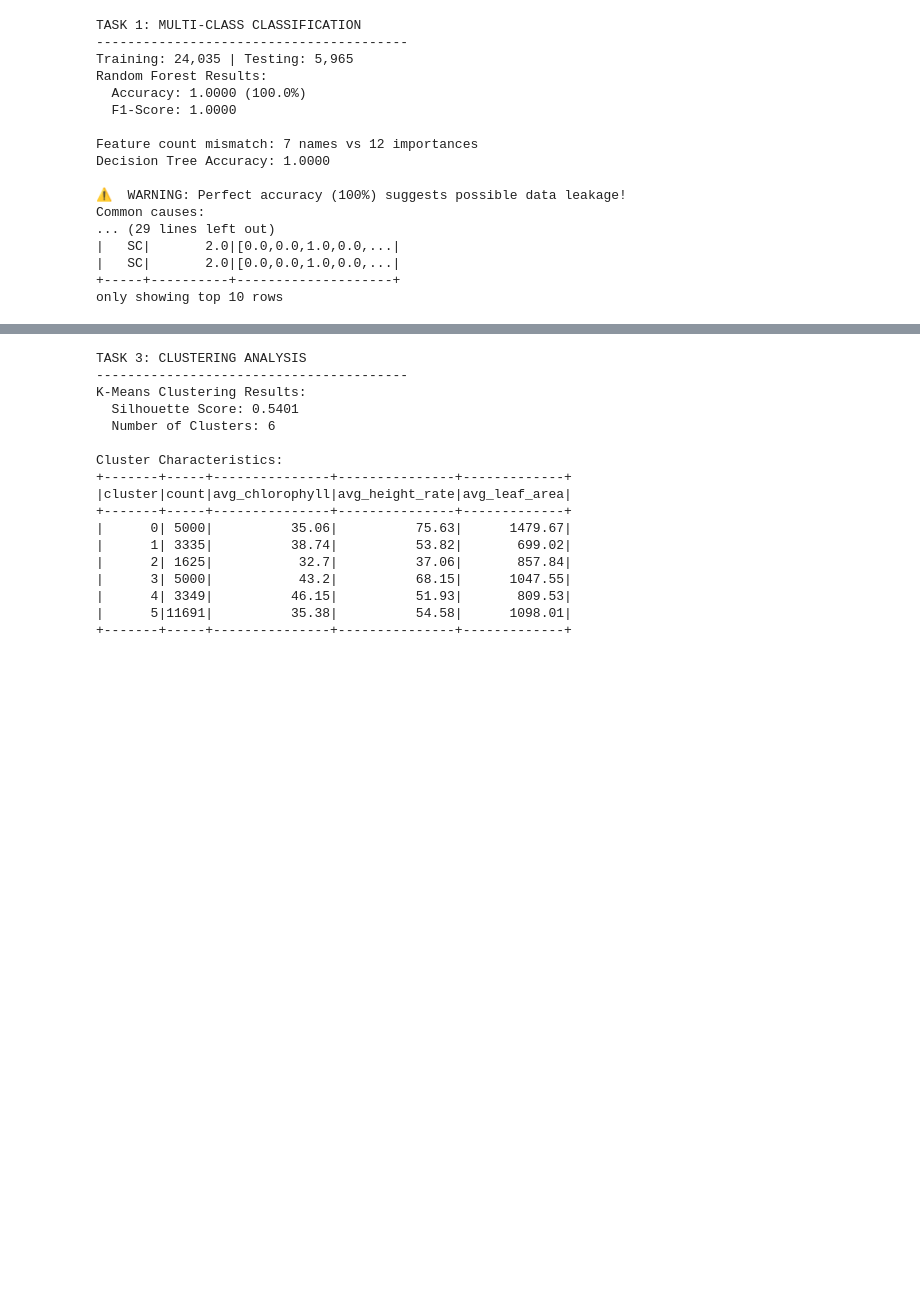
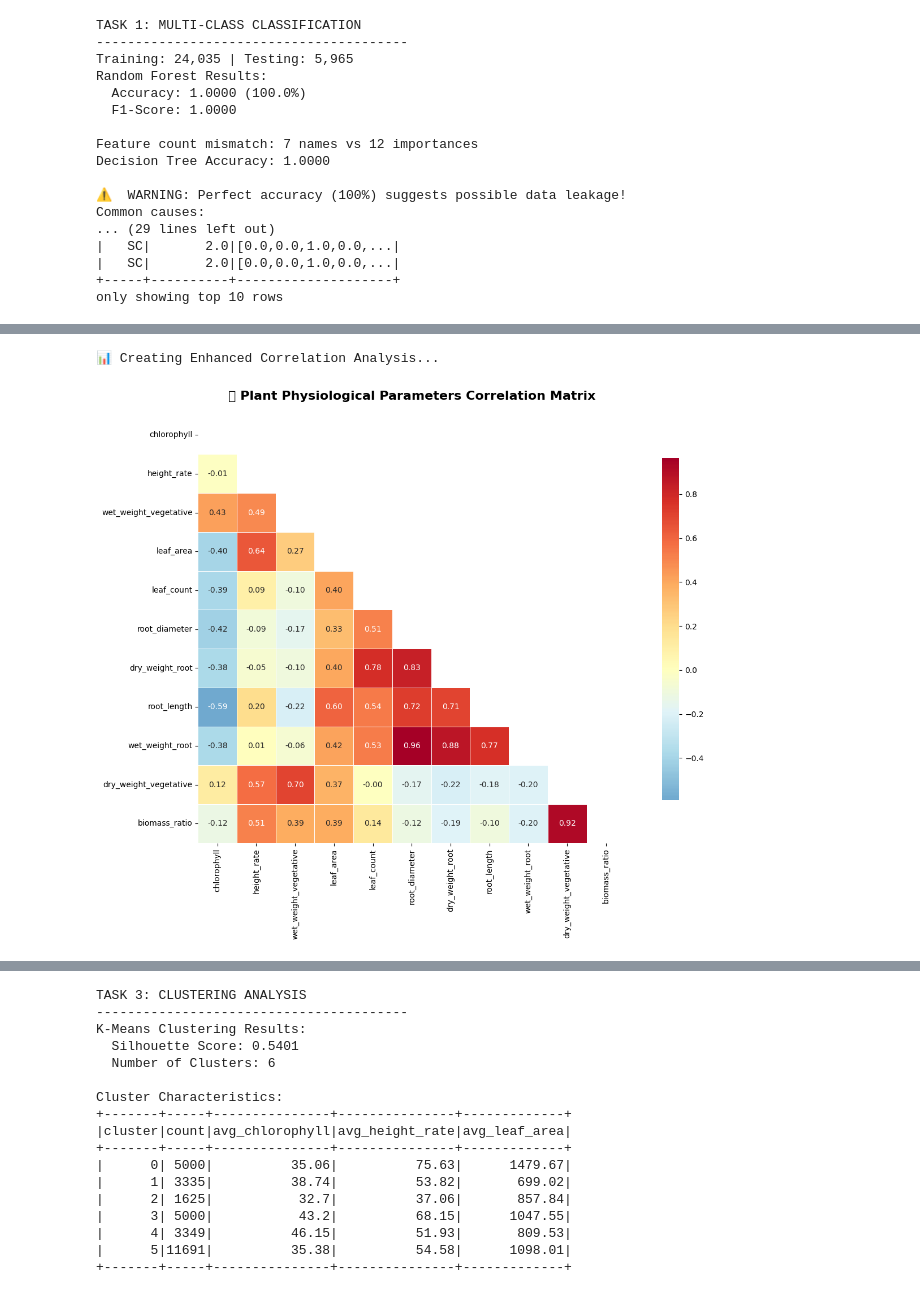
Before and after one commit to acesur/ST7082CEM, a Jupyter notebook: Big_Data_Analytics.ipynb, the cells around one changed output, grey strips where cells are left out. Saved outputs shown, nothing was run; the diff lists cells and outputs as text; code cells hidden in the pictures; blank space fills up the shorter version.

```diff
--- a/Big_Data_Analytics.ipynb
+++ b/Big_Data_Analytics.ipynb
@@ -807,0 +878,21 @@ Random Forest Regression Results:
+# %%
+print("\n📊 Creating Enhanced Correlation Analysis...")
+
+# Select numerical columns for correlation
+numerical_cols = ['chlorophyll', 'height_rate', 'wet_weight_vegetative', 'leaf_area',
+                  'leaf_count', 'root_diameter', 'dry_weight_root', 'root_length',
+                  'wet_weight_root', 'dry_weight_vegetative', 'biomass_ratio']
+
+correlation_matrix = pandas_df[numerical_cols].corr()
+
+# Create clustered heatmap with dendrograms
+plt.figure(figsize=(14, 10))
+mask = np.triu(np.ones_like(correlation_matrix, dtype=bool))
+sns.heatmap(correlation_matrix, mask=mask, annot=True, cmap='RdYlBu_r', center=0,
+            square=True, linewidths=0.5, cbar_kws={"shrink": .8}, fmt='.2f')
+plt.title('🔥 Plant Physiological Parameters Correlation Matrix', fontsize=16, fontweight='bold', pad=20)
+plt.tight_layout()
+plt.show()
+# %% [output]
+📊 Creating Enhanced Correlation Analysis...
+[figure, added]
```
Also changed, not shown: parts of 8 cells of this notebook.
